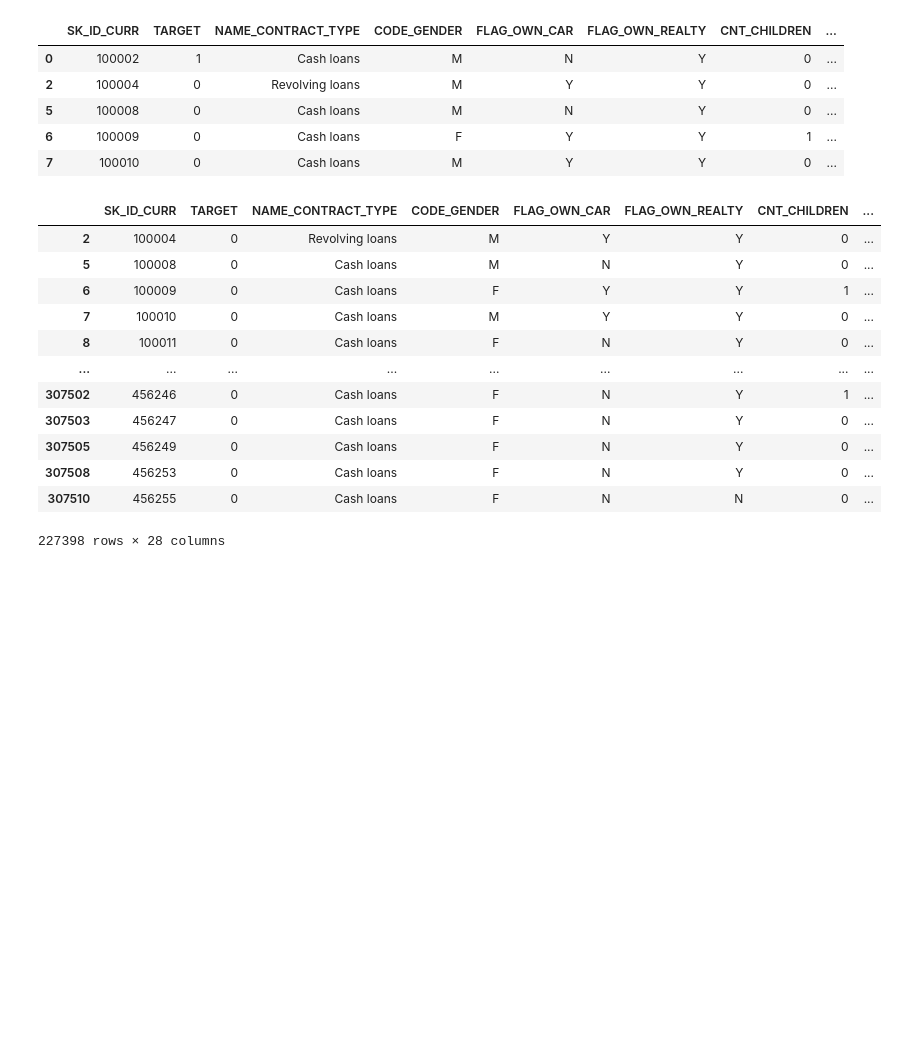
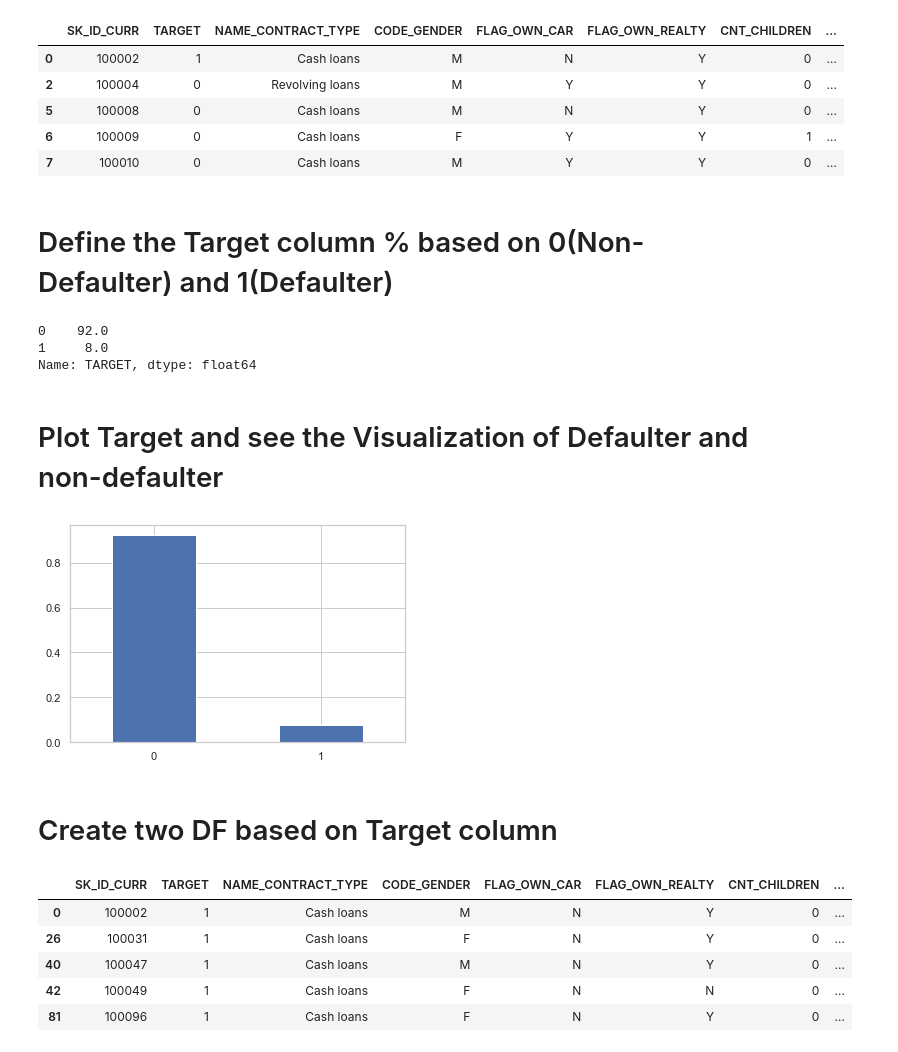
Before and after one commit to vishnuksharma/DataScienceAnalysisPython, a Jupyter notebook: EDA-CaseStudy/EDA-CaseStudy-I.ipynb, the cells around one changed output. Cells and saved outputs as stored; diff of their text form; code cells hidden in the pictures; blank space fills up the shorter version.

```diff
--- a/EDA-CaseStudy/EDA-CaseStudy-I.ipynb
+++ b/EDA-CaseStudy/EDA-CaseStudy-I.ipynb
@@ -119,10 +149,10 @@ df1.rename(columns={"DAYS_BIRTH":"YEARS_BIRTH","DAYS_EMPLOYED": "YEARS_EMPLOYED"
                     "DAYS_EMPLOYED": "YEARS_EMPLOYED", "DAYS_REGISTRATION":'YEARS_REGISTRATION', 'DAYS_ID_PUBLISH':'YEARS_ID_PUBLISH'},
            inplace=True)
 
-df1.YEARS_BIRTH = df1.YEARS_BIRTH.apply(lambda x: abs(round(x/365, 2)))
-df1.YEARS_EMPLOYED = df1.YEARS_EMPLOYED.apply(lambda x: abs(round(x/365, 2)))
-df1.YEARS_REGISTRATION = df1.YEARS_REGISTRATION.apply(lambda x: abs(round(x/365, 2)))
-df1.YEARS_ID_PUBLISH = df1.YEARS_ID_PUBLISH.apply(lambda x: abs(round(x/365, 2)))
+df1.YEARS_BIRTH = df1.YEARS_BIRTH.apply(lambda x: abs(x//365))
+df1.YEARS_EMPLOYED = df1.YEARS_EMPLOYED.apply(lambda x: abs(x//365))
+df1.YEARS_REGISTRATION = df1.YEARS_REGISTRATION.apply(lambda x: abs(x//365))
+df1.YEARS_ID_PUBLISH = df1.YEARS_ID_PUBLISH.apply(lambda x: abs(x//365))
 
 df1.head()
 # %% [output]
@@ -132,24 +162,36 @@ df1.head()
 | 5 | 100008 | 0 | Cash loans | M | N | Y | 0 | ... |
 | 6 | 100009 | 0 | Cash loans | F | Y | Y | 1 | ... |
 | 7 | 100010 | 0 | Cash loans | M | Y | Y | 0 | ... |
+# %% [markdown]
+# Define the Target column % based on 0(Non-Defaulter) and 1(Defaulter)
+# %%
+round(df1.TARGET.value_counts()/len(df1.index), 2) * 100
+# %% [output]
+0    92.0
+1     8.0
+Name: TARGET, dtype: float64
+# %% [markdown]
+# Plot Target and see the Visualization of Defaulter and non-defaulter
+# %%
+df1.TARGET.value_counts(normalize=True).plot.bar()
+plt.xticks(rotation=0)
+plt.show()
+# Defaulter are very few.
+# %% [output]
+[figure, added]
+# %% [markdown]
+# Create two DF based on Target column
 # %%
 # defaulted_df
 target1_df = df1[df1.TARGET == 1]
 
 # not_defaulted_df
 target0_df = df1[df1.TARGET == 0]
-target0_df
+target1_df.head()
 # %% [output]
 |  | SK_ID_CURR | TARGET | NAME_CONTRACT_TYPE | CODE_GENDER | FLAG_OWN_CAR | FLAG_OWN_REALTY | CNT_CHILDREN | ... |
-| 2 | 100004 | 0 | Revolving loans | M | Y | Y | 0 | ... |
-| 5 | 100008 | 0 | Cash loans | M | N | Y | 0 | ... |
-| 6 | 100009 | 0 | Cash loans | F | Y | Y | 1 | ... |
-| 7 | 100010 | 0 | Cash loans | M | Y | Y | 0 | ... |
-| 8 | 100011 | 0 | Cash loans | F | N | Y | 0 | ... |
-| ... | ... | ... | ... | ... | ... | ... | ... | ... |
-| 307502 | 456246 | 0 | Cash loans | F | N | Y | 1 | ... |
-| 307503 | 456247 | 0 | Cash loans | F | N | Y | 0 | ... |
-| 307505 | 456249 | 0 | Cash loans | F | N | Y | 0 | ... |
-| 307508 | 456253 | 0 | Cash loans | F | N | Y | 0 | ... |
-| 307510 | 456255 | 0 | Cash loans | F | N | N | 0 | ... |
+| 0 | 100002 | 1 | Cash loans | M | N | Y | 0 | ... |
+| 26 | 100031 | 1 | Cash loans | F | N | Y | 0 | ... |
+| 40 | 100047 | 1 | Cash loans | M | N | Y | 0 | ... |
+| 42 | 100049 | 1 | Cash loans | F | N | N | 0 | ... |
+| 81 | 100096 | 1 | Cash loans | F | N | Y | 0 | ... |
-227398 rows × 28 columns
```
Also changed, not shown: parts of 31 cells of this notebook, 4 other files.
